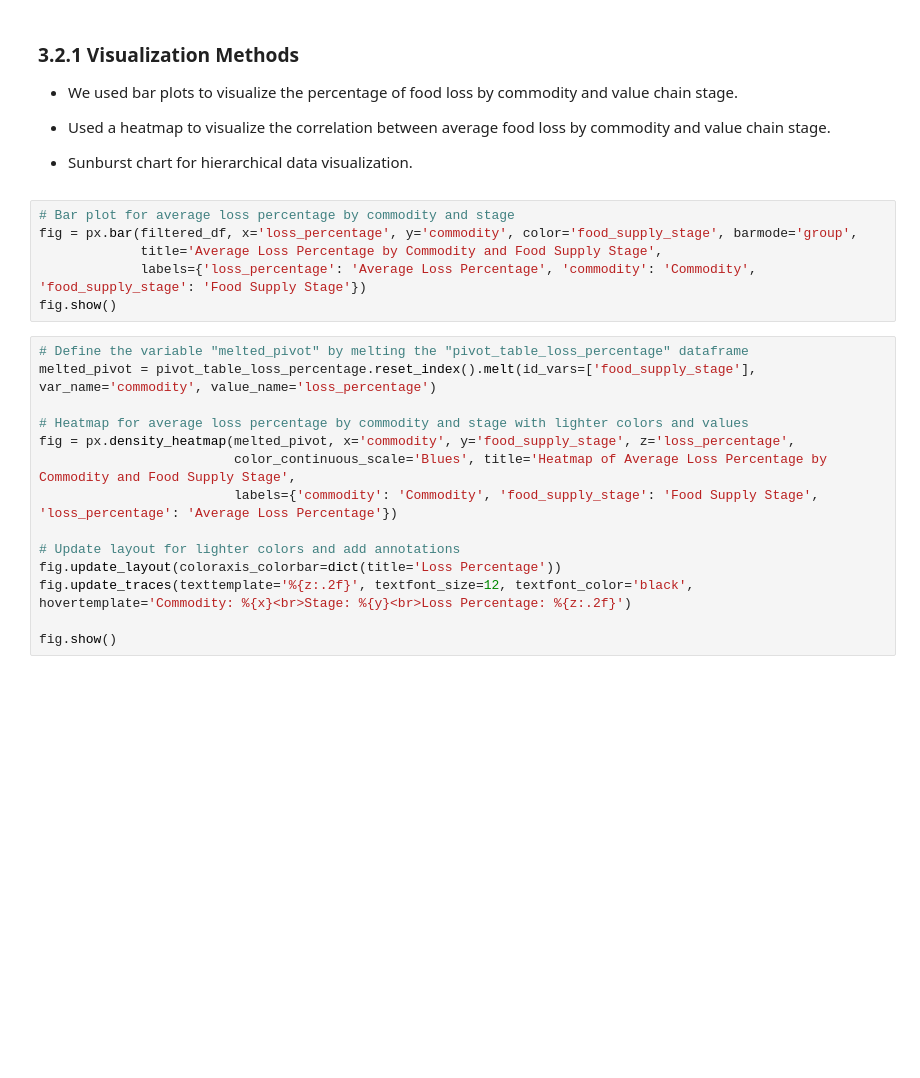
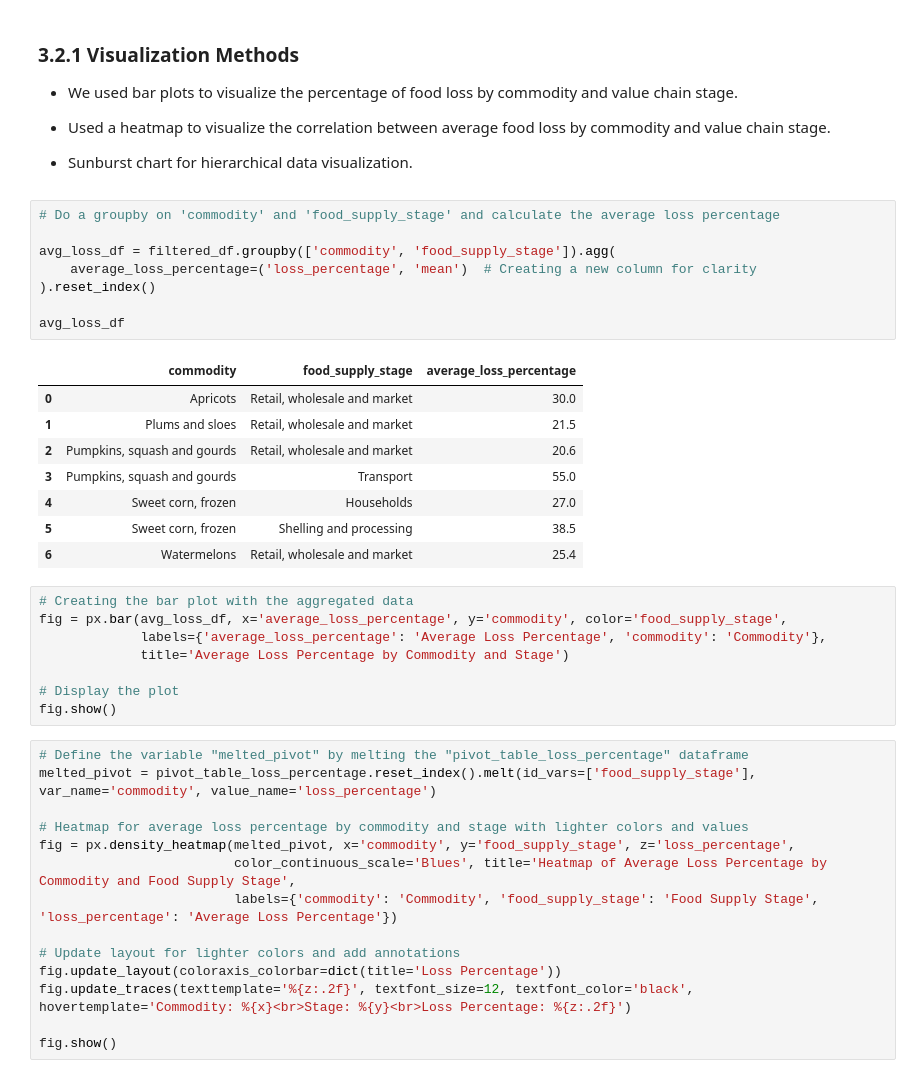
Before and after one commit to AlexRibeiro95/Project_FoodWaste, a Jupyter notebook: EDA/Main.ipynb, the cells around one changed output. Saved outputs shown, nothing was run; the diff lists cells and outputs as text; blank space fills up the shorter version.

```diff
--- a/EDA/Main.ipynb
+++ b/EDA/Main.ipynb
@@ -362,11 +362,30 @@ pivot_table_loss_percentage
 - Used a heatmap to visualize the correlation between average food loss by commodity and value chain stage.
 
 - Sunburst chart for hierarchical data visualization.
+# %%
+# Do a groupby on 'commodity' and 'food_supply_stage' and calculate the average loss percentage
+
+avg_loss_df = filtered_df.groupby(['commodity', 'food_supply_stage']).agg(
+    average_loss_percentage=('loss_percentage', 'mean')  # Creating a new column for clarity
+).reset_index()
+
+avg_loss_df
+# %% [output]
+|  | commodity | food_supply_stage | average_loss_percentage |
+| 0 | Apricots | Retail, wholesale and market | 30.0 |
+| 1 | Plums and sloes | Retail, wholesale and market | 21.5 |
+| 2 | Pumpkins, squash and gourds | Retail, wholesale and market | 20.6 |
+| 3 | Pumpkins, squash and gourds | Transport | 55.0 |
+| 4 | Sweet corn, frozen | Households | 27.0 |
+| 5 | Sweet corn, frozen | Shelling and processing | 38.5 |
+| 6 | Watermelons | Retail, wholesale and market | 25.4 |
 # %%
-# Bar plot for average loss percentage by commodity and stage
-fig = px.bar(filtered_df, x='loss_percentage', y='commodity', color='food_supply_stage', barmode='group',
-             title='Average Loss Percentage by Commodity and Food Supply Stage',
-             labels={'loss_percentage': 'Average Loss Percentage', 'commodity': 'Commodity', 'food_supply_stage': 'Food Supply Stage'})
+# Creating the bar plot with the aggregated data
+fig = px.bar(avg_loss_df, x='average_loss_percentage', y='commodity', color='food_supply_stage',
+             labels={'average_loss_percentage': 'Average Loss Percentage', 'commodity': 'Commodity'},
+             title='Average Loss Percentage by Commodity and Stage')
+
+# Display the plot
 fig.show()
 # %%
 # Define the variable "melted_pivot" by melting the "pivot_table_loss_percentage" dataframe
```
Also changed, not shown: parts of 4 cells of this notebook, 7 other files.
